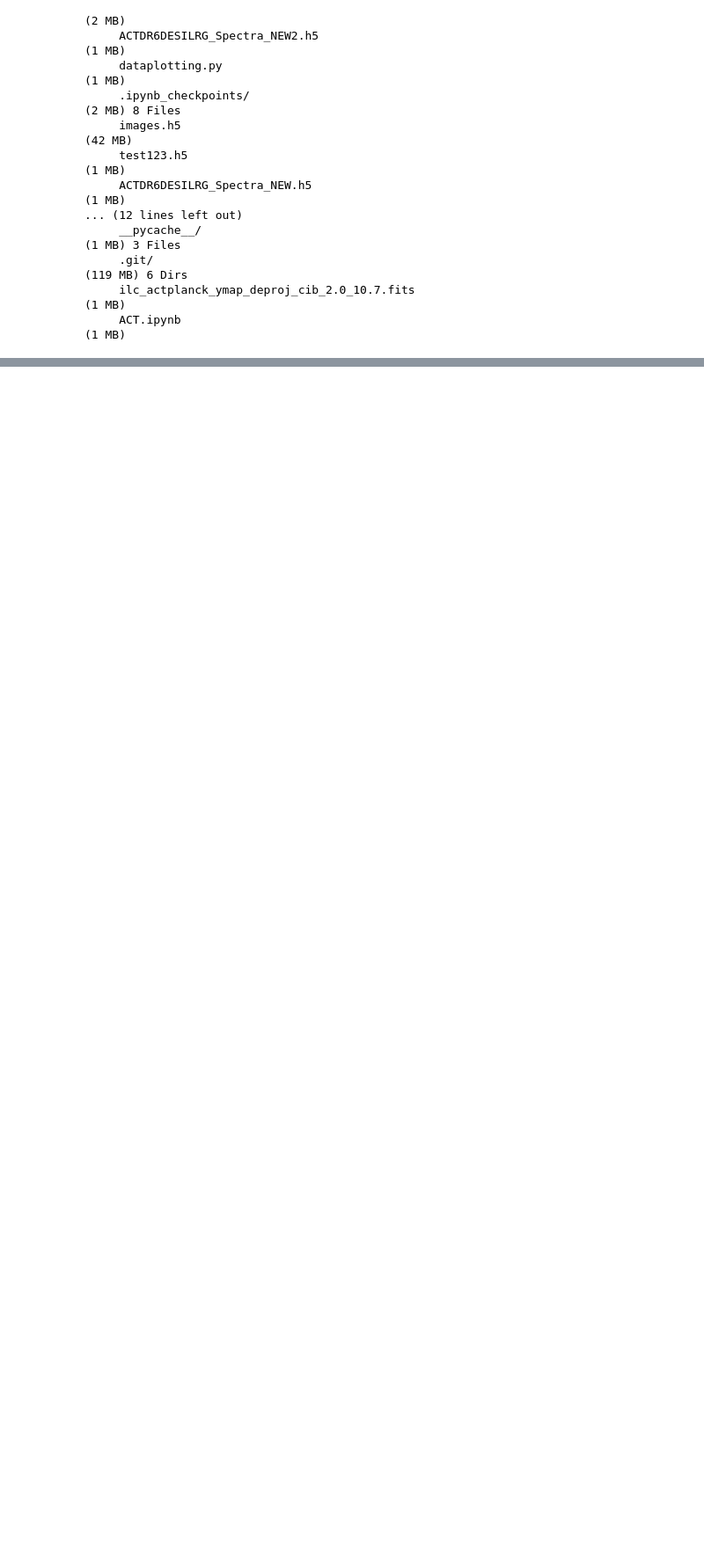
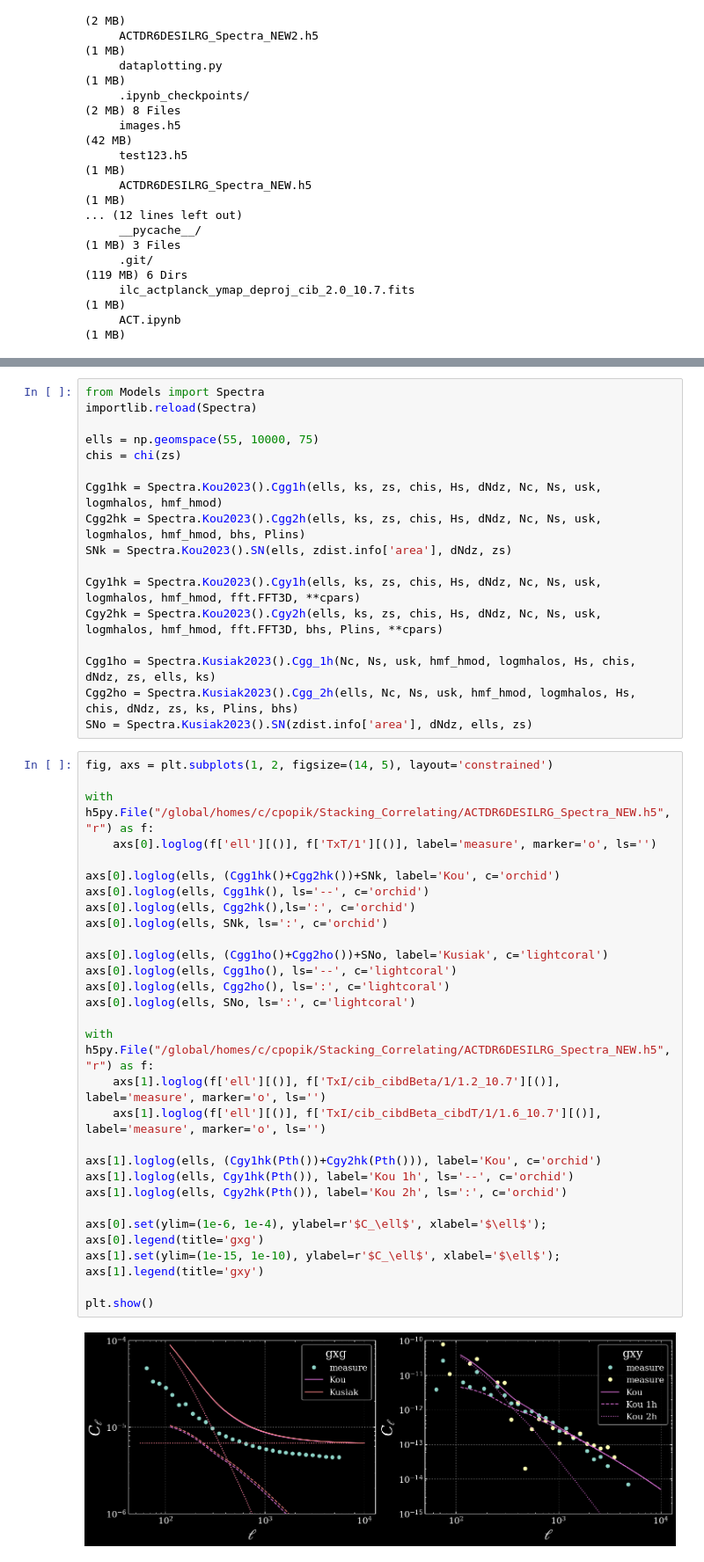
Before and after one commit to chadpopik/CAPPIBARAS, a Jupyter notebook: ForwardModelCheck.ipynb, the cells around one changed output, grey strips where cells are left out. Shown at 88% size. Saved outputs shown, nothing was run; the diff lists cells and outputs as text; blank space fills up the shorter version.

```diff
--- a/ForwardModelCheck.ipynb
+++ b/ForwardModelCheck.ipynb
@@ -385,0 +379,47 @@ Keys: ['1.0_10.7', '1.0_24.0', '1.15_24.00', '1.2_10.7', '1.2_24.0', '1.30_24.00
+# %%
+from Models import Spectra
+importlib.reload(Spectra)
+
+ells = np.geomspace(55, 10000, 75)
+chis = chi(zs)
+
+Cgg1hk = Spectra.Kou2023().Cgg1h(ells, ks, zs, chis, Hs, dNdz, Nc, Ns, usk, logmhalos, hmf_hmod)
+Cgg2hk = Spectra.Kou2023().Cgg2h(ells, ks, zs, chis, Hs, dNdz, Nc, Ns, usk, logmhalos, hmf_hmod, bhs, Plins)
+SNk = Spectra.Kou2023().SN(ells, zdist.info['area'], dNdz, zs)
+
+Cgy1hk = Spectra.Kou2023().Cgy1h(ells, ks, zs, chis, Hs, dNdz, Nc, Ns, usk, logmhalos, hmf_hmod, fft.FFT3D, **cpars)
+Cgy2hk = Spectra.Kou2023().Cgy2h(ells, ks, zs, chis, Hs, dNdz, Nc, Ns, usk, logmhalos, hmf_hmod, fft.FFT3D, bhs, Plins, **cpars)
+
+Cgg1ho = Spectra.Kusiak2023().Cgg_1h(Nc, Ns, usk, hmf_hmod, logmhalos, Hs, chis, dNdz, zs, ells, ks)
+Cgg2ho = Spectra.Kusiak2023().Cgg_2h(ells, Nc, Ns, usk, hmf_hmod, logmhalos, Hs, chis, dNdz, zs, ks, Plins, bhs)
+SNo = Spectra.Kusiak2023().SN(zdist.info['area'], dNdz, ells, zs)
+# %%
+fig, axs = plt.subplots(1, 2, figsize=(14, 5), layout='constrained')
+
+with h5py.File("/global/homes/c/cpopik/Stacking_Correlating/ACTDR6DESILRG_Spectra_NEW.h5", "r") as f:
+    axs[0].loglog(f['ell'][()], f['TxT/1'][()], label='measure', marker='o', ls='')
+
+axs[0].loglog(ells, (Cgg1hk()+Cgg2hk())+SNk, label='Kou', c='orchid')
+axs[0].loglog(ells, Cgg1hk(), ls='--', c='orchid')
+axs[0].loglog(ells, Cgg2hk(),ls=':', c='orchid')
+axs[0].loglog(ells, SNk, ls=':', c='orchid')
+
+axs[0].loglog(ells, (Cgg1ho()+Cgg2ho())+SNo, label='Kusiak', c='lightcoral')
+axs[0].loglog(ells, Cgg1ho(), ls='--', c='lightcoral')
+axs[0].loglog(ells, Cgg2ho(), ls=':', c='lightcoral')
+axs[0].loglog(ells, SNo, ls=':', c='lightcoral')
+
+with h5py.File("/global/homes/c/cpopik/Stacking_Correlating/ACTDR6DESILRG_Spectra_NEW.h5", "r") as f:
+    axs[1].loglog(f['ell'][()], f['TxI/cib_cibdBeta/1/1.2_10.7'][()], label='measure', marker='o', ls='')
+    axs[1].loglog(f['ell'][()], f['TxI/cib_cibdBeta_cibdT/1/1.6_10.7'][()], label='measure', marker='o', ls='')
+
+axs[1].loglog(ells, (Cgy1hk(Pth())+Cgy2hk(Pth())), label='Kou', c='orchid')
+axs[1].loglog(ells, Cgy1hk(Pth()), label='Kou 1h', ls='--', c='orchid')
+axs[1].loglog(ells, Cgy2hk(Pth()), label='Kou 2h', ls=':', c='orchid')
+
+axs[0].set(ylim=(1e-6, 1e-4), ylabel=r'$C_\ell$', xlabel='$\ell$'); axs[0].legend(title='gxg')
+axs[1].set(ylim=(1e-15, 1e-10), ylabel=r'$C_\ell$', xlabel='$\ell$'); axs[1].legend(title='gxy')
+
+plt.show()
+# %% [output]
+[figure, added]
```
Also changed, not shown: parts of 11 cells of this notebook, 4 other files.
